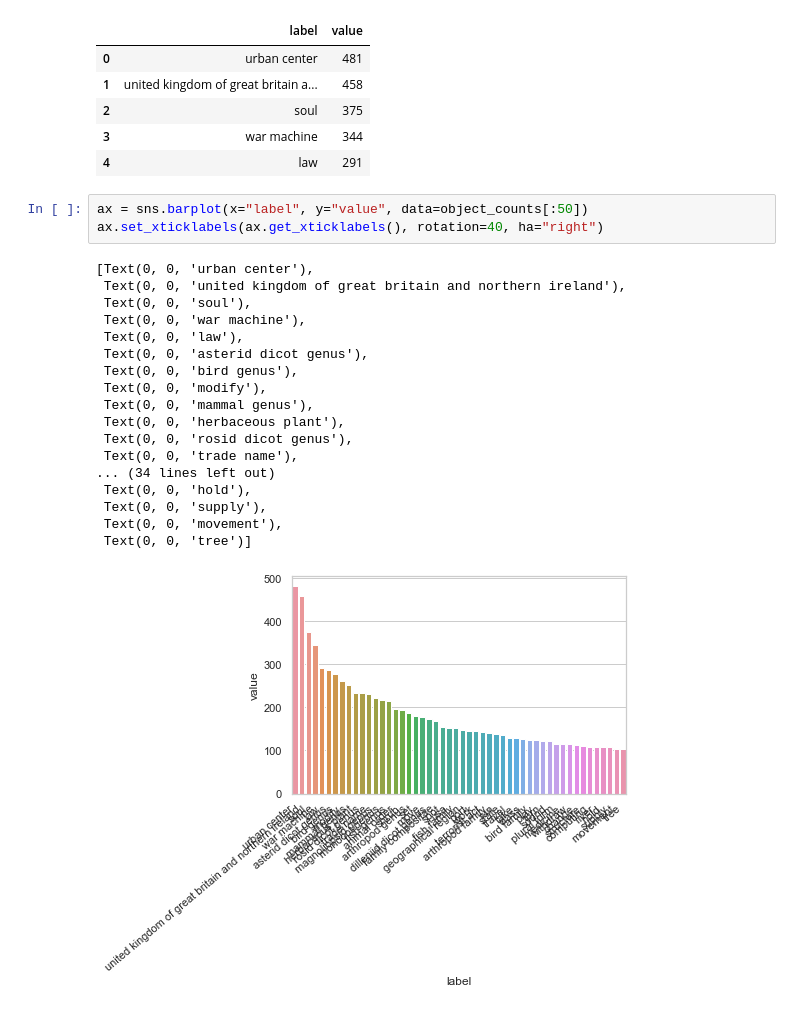
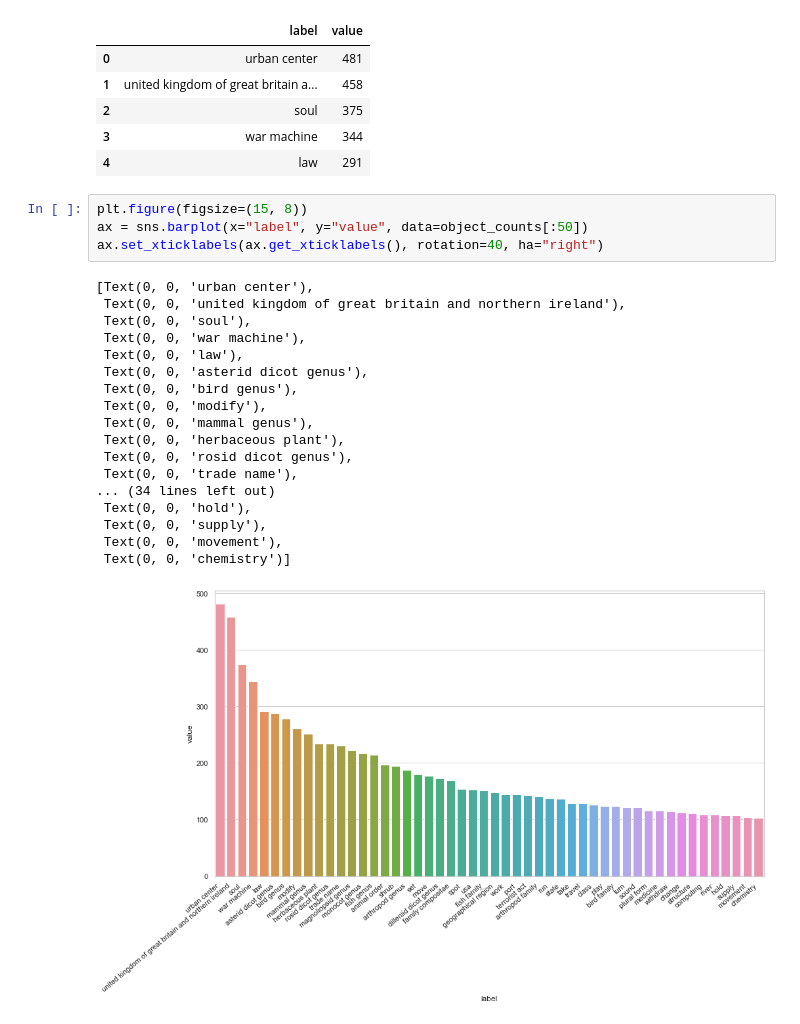
Before and after one commit to xhosaBoy/hyper-neural-tensorfactorisation, a Jupyter notebook: notebooks/WN18_Histogram.ipynb, the cells around one changed output. Saved outputs shown, nothing was run; the diff lists cells and outputs as text.

```diff
--- a/notebooks/WN18_Histogram.ipynb
+++ b/notebooks/WN18_Histogram.ipynb
@@ -340,24 +342,25 @@ object_counts.head()
 | 3 | war machine | 344 |
 | 4 | law | 291 |
 # %%
+plt.figure(figsize=(15, 8))
 ax = sns.barplot(x="label", y="value", data=object_counts[:50])
 ax.set_xticklabels(ax.get_xticklabels(), rotation=40, ha="right")
 # %% [output]
 [Text(0, 0, 'urban center'),
  Text(0, 0, 'united kingdom of great britain and northern ireland'),
  Text(0, 0, 'soul'),
  Text(0, 0, 'war machine'),
  Text(0, 0, 'law'),
  Text(0, 0, 'asterid dicot genus'),
  Text(0, 0, 'bird genus'),
  Text(0, 0, 'modify'),
  Text(0, 0, 'mammal genus'),
  Text(0, 0, 'herbaceous plant'),
  Text(0, 0, 'rosid dicot genus'),
  Text(0, 0, 'trade name'),
 ... (34 lines left out)
  Text(0, 0, 'hold'),
  Text(0, 0, 'supply'),
  Text(0, 0, 'movement'),
- Text(0, 0, 'tree')]
+ Text(0, 0, 'chemistry')]
-[figure, old version]
+[figure, new version]
```
Also changed, not shown: parts of 8 cells of this notebook.
